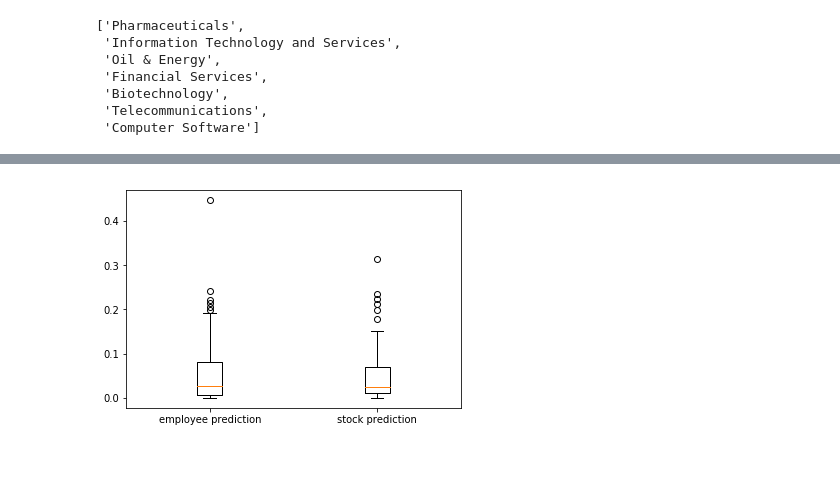
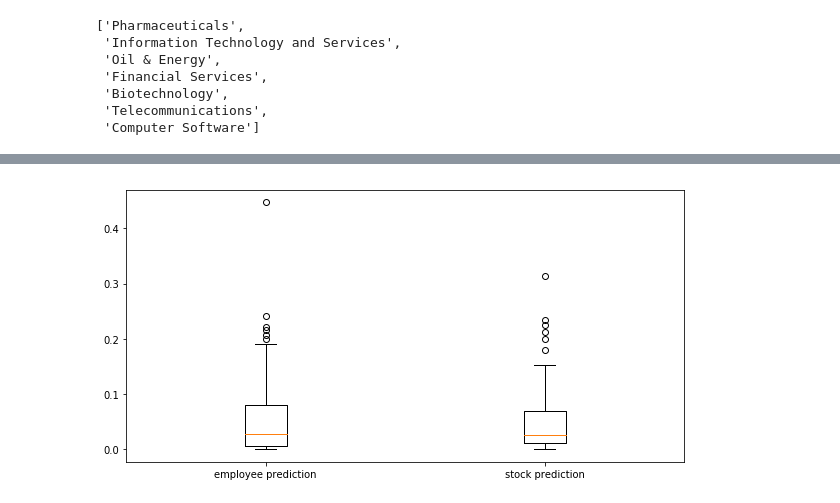
Before and after one commit to ylee22/dataincubator, a Jupyter notebook: predictions from the previous month.ipynb, the cells around one changed output, grey strips where cells are left out. Cells and saved outputs as stored; diff of their text form; code cells hidden in the pictures; blank space fills up the shorter version.

```diff
--- a/predictions from the previous month.ipynb
+++ b/predictions from the previous month.ipynb
@@ -98,6 +103,7 @@ plt.show()
 # %%
+plt.subplots(figsize=(10,5))
 plt.boxplot([empredst[k[6]],stpredem[k[6]]])
 plt.xticks([1,2], ['employee prediction', 'stock prediction'])
 plt.show()
 # %% [output]
-[figure, old version]
+[figure, new version]
```
Also changed, not shown: parts of 5 cells of this notebook.
